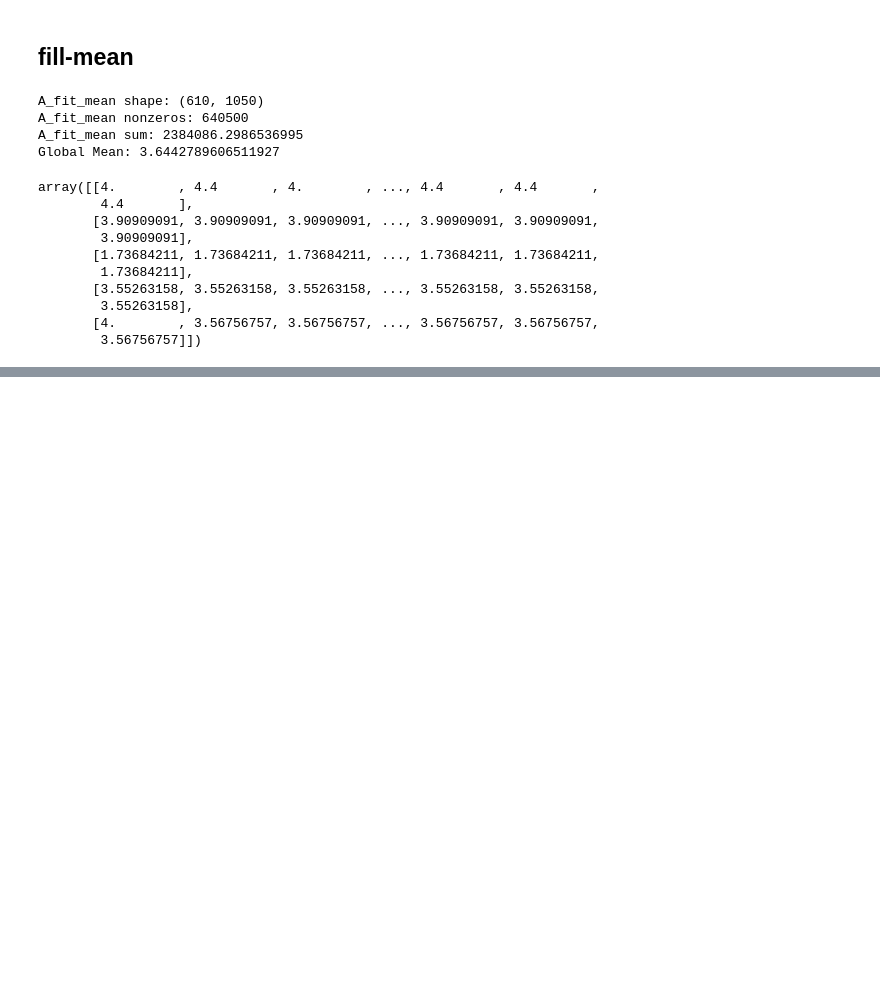
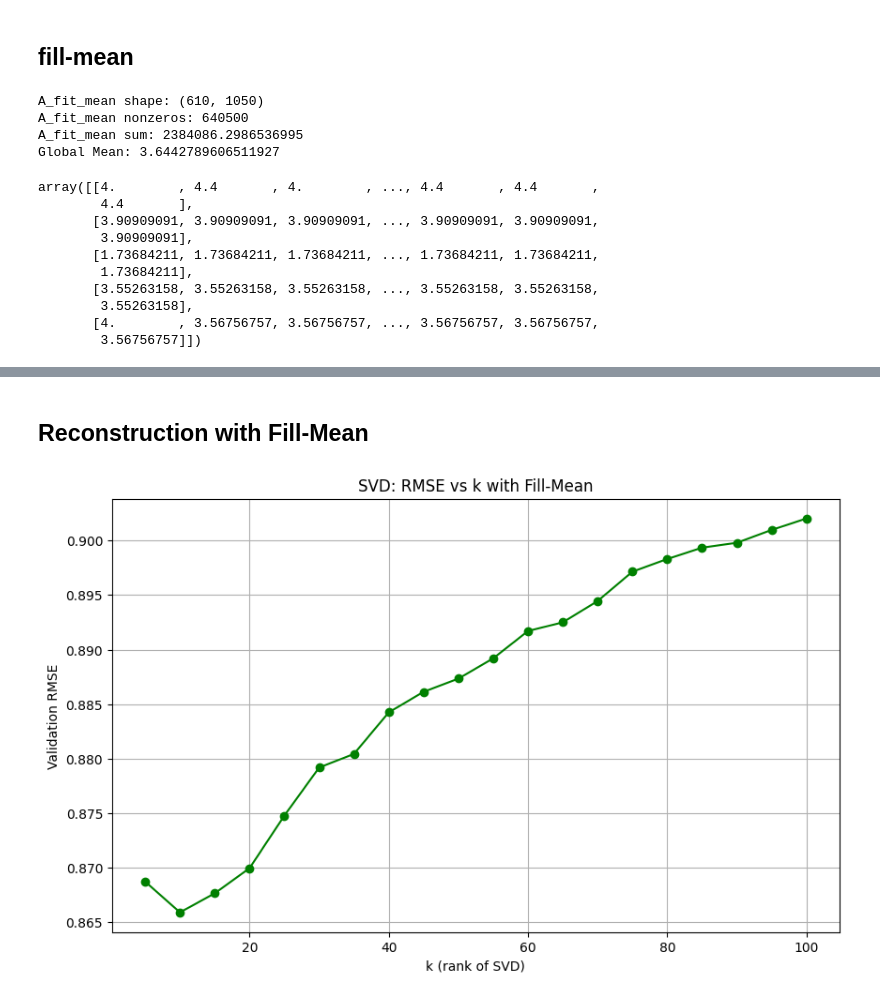
Before and after one commit to pouriaSameti/Mathematics-For-Data-Science, a Jupyter notebook: Project 2/code.ipynb, the cells around one changed output, grey strips where cells are left out. Saved outputs shown, nothing was run; the diff lists cells and outputs as text; code cells hidden in the pictures; blank space fills up the shorter version.

```diff
--- a/Project 2/code.ipynb
+++ b/Project 2/code.ipynb
@@ -154,0 +194,30 @@ array([[4.        , 4.4       , 4.        , ..., 4.4       , 4.4       ,
+# %% [markdown]
+## Reconstruction with Fill-Mean
+# %%
+U, s, VT = svd(A_fit_mean, full_matrices=False)
+k_values = list(range(5, 101, 5))
+
+rmse_results_mean = []
+for k in k_values:
+    Uk = U[:, :k]
+    Sk = np.diag(s[:k])
+    Vk = VT[:k, :]
+
+    A_hat = Uk @ Sk @ Vk
+
+    pred = A_hat[val_rows, val_cols]
+    true = A[val_rows, val_cols]
+    rmse = root_mean_squared_error(true, pred)
+    rmse_results_mean.append(rmse)
+
+
+plt.figure(figsize=(10, 6))
+plt.plot(k_values, rmse_results_mean, marker='o', color='green', label='A_fit Mean')
+
+plt.xlabel("k (rank of SVD)")
+plt.ylabel("Validation RMSE")
+plt.title("SVD: RMSE vs k with Fill-Mean")
+plt.grid(True)
+plt.show()
+# %% [output]
+[figure, added]
```
Also changed, not shown: parts of 4 cells of this notebook.
